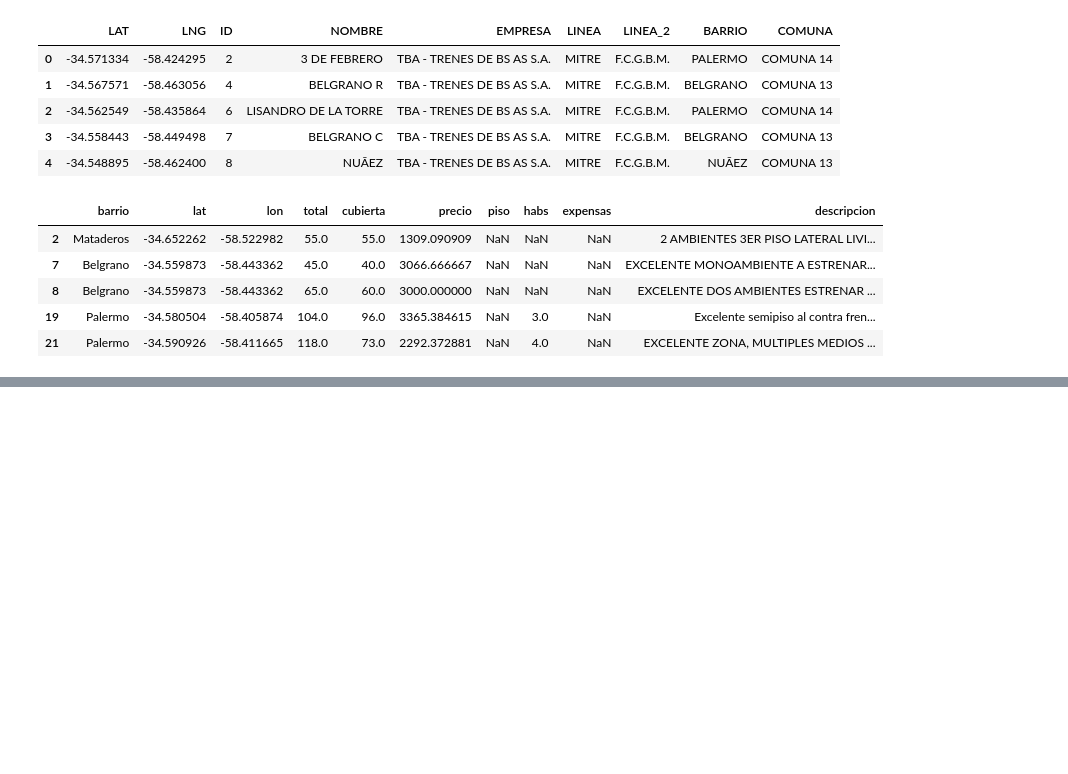
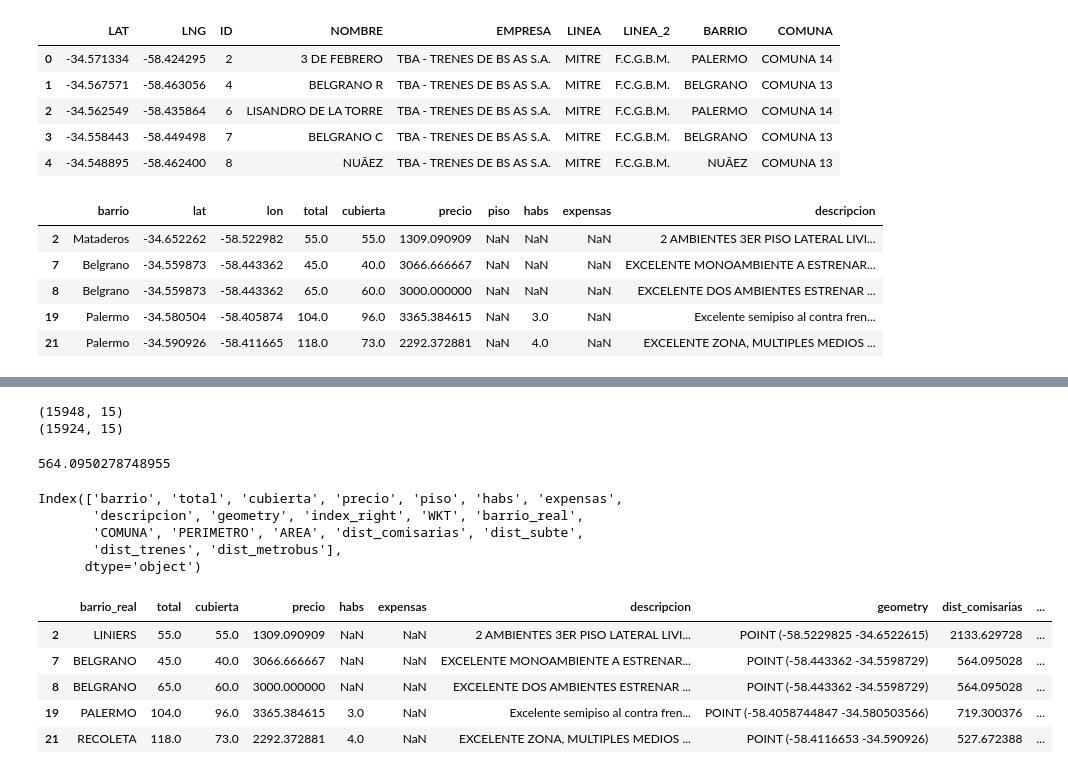
Before and after one commit to sigmaleph/DH-Desafio1, a Jupyter notebook: Polishing.ipynb, the cells around one changed output, grey strips where cells are left out. Cells and saved outputs as stored; diff of their text form; code cells hidden in the pictures; blank space fills up the shorter version.

```diff
--- a/Polishing.ipynb
+++ b/Polishing.ipynb
@@ -241,0 +185,8 @@ pandas.core.series.Series
+# %%
+# Eliminar propiedades sin geometry utilizable
+print(dfmerged.shape)
+dfmerged.dropna(subset=['barrio_real'], inplace=True)
+print(dfmerged.shape)
+# %% [output]
+(15948, 15)
+(15924, 15)
@@ -241,0 +205,4 @@ pandas.core.series.Series
+# %%
+dfmerged_gkba.loc[7,'geometry'].distance(comisarias_gkba.loc[45, 'geometry'])
+# %% [output]
+564.0950278748955
@@ -241,0 +211,26 @@ pandas.core.series.Series
+# %%
+dfmerged['dist_subte']=dfmerged_gkba['geometry'].apply(lambda x: mindist(x,subtes_gkba['geometry']))
+# %%
+dfmerged['dist_trenes']=dfmerged_gkba['geometry'].apply(lambda x: mindist(x,trenes_gkba['geometry']))
+# %%
+dfmerged['dist_metrobus']=dfmerged_gkba['geometry'].apply(lambda x: mindist(x,metrobus_gkba['geometry']))
+# %%
+dfmerged.columns
+# %% [output]
+Index(['barrio', 'total', 'cubierta', 'precio', 'piso', 'habs', 'expensas',
+       'descripcion', 'geometry', 'index_right', 'WKT', 'barrio_real',
+       'COMUNA', 'PERIMETRO', 'AREA', 'dist_comisarias', 'dist_subte',
+       'dist_trenes', 'dist_metrobus'],
+      dtype='object')
+# %%
+dfresultado=dfmerged[['barrio_real', 'total', 'cubierta', 'precio', 'habs', 'expensas', 'descripcion', 'geometry', 'dist_comisarias', 'dist_subte',
+       'dist_trenes', 'dist_metrobus']]
+# %%
+dfresultado.head()
+# %% [output]
+|  | barrio_real | total | cubierta | precio | habs | expensas | descripcion | geometry | dist_comisarias | ... |
+| 2 | LINIERS | 55.0 | 55.0 | 1309.090909 | NaN | NaN | 2 AMBIENTES 3ER PISO LATERAL LIVI... | POINT (-58.5229825 -34.6522615) | 2133.629728 | ... |
+| 7 | BELGRANO | 45.0 | 40.0 | 3066.666667 | NaN | NaN | EXCELENTE MONOAMBIENTE A ESTRENAR... | POINT (-58.443362 -34.5598729) | 564.095028 | ... |
+| 8 | BELGRANO | 65.0 | 60.0 | 3000.000000 | NaN | NaN | EXCELENTE DOS AMBIENTES ESTRENAR ... | POINT (-58.443362 -34.5598729) | 564.095028 | ... |
+| 19 | PALERMO | 104.0 | 96.0 | 3365.384615 | 3.0 | NaN | Excelente semipiso al contra fren... | POINT (-58.4058744847 -34.580503566) | 719.300376 | ... |
+| 21 | RECOLETA | 118.0 | 73.0 | 2292.372881 | 4.0 | NaN | EXCELENTE ZONA, MULTIPLES MEDIOS ... | POINT (-58.4116653 -34.590926) | 527.672388 | ... |
```
Also changed, not shown: parts of 29 cells of this notebook.
